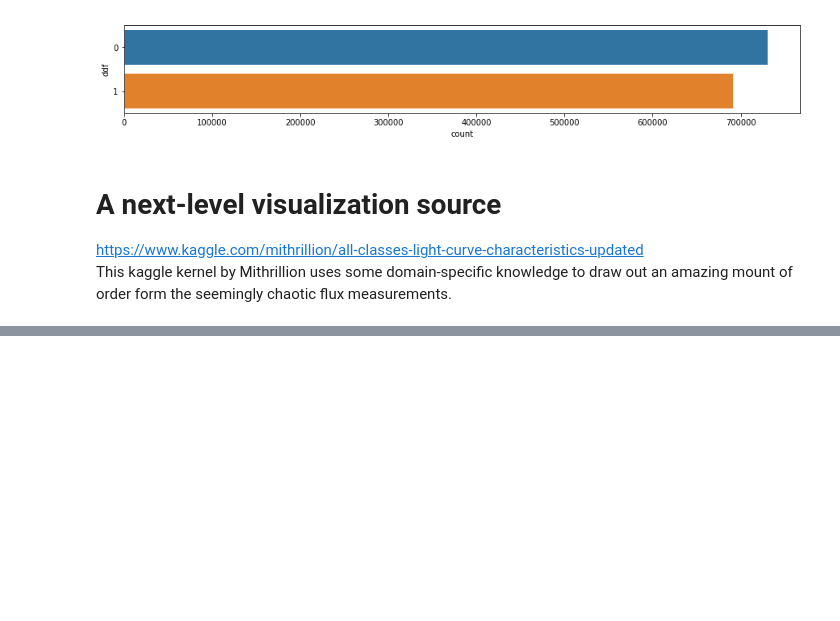
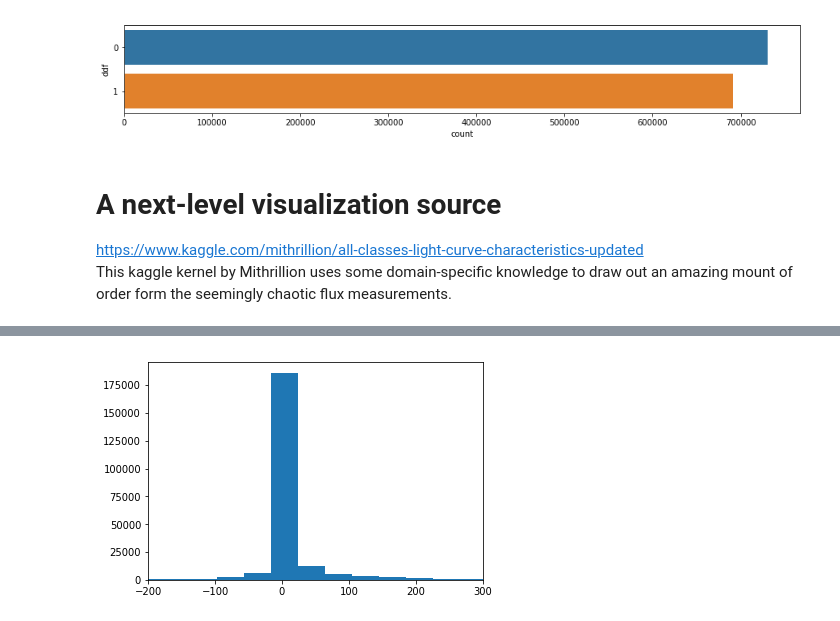
Before and after one commit to conditg/Space, a Jupyter notebook: Explorations.ipynb, the cells around one changed output, grey strips where cells are left out. Cells and saved outputs as stored; diff of their text form; code cells hidden in the pictures; blank space fills up the shorter version.

```diff
--- a/Explorations.ipynb
+++ b/Explorations.ipynb
@@ -248,0 +274,7 @@ This kaggle kernel by Mithrillion uses some domain-specific knowledge to draw ou
+# %%
+dfr = df[df.passband == 2]
+plt.hist(dfr['flux'], bins=10000)
+plt.xlim(-200,300)
+plt.show()
+# %% [output]
+[figure, added]
```
Also changed, not shown: parts of 6 cells of this notebook.
